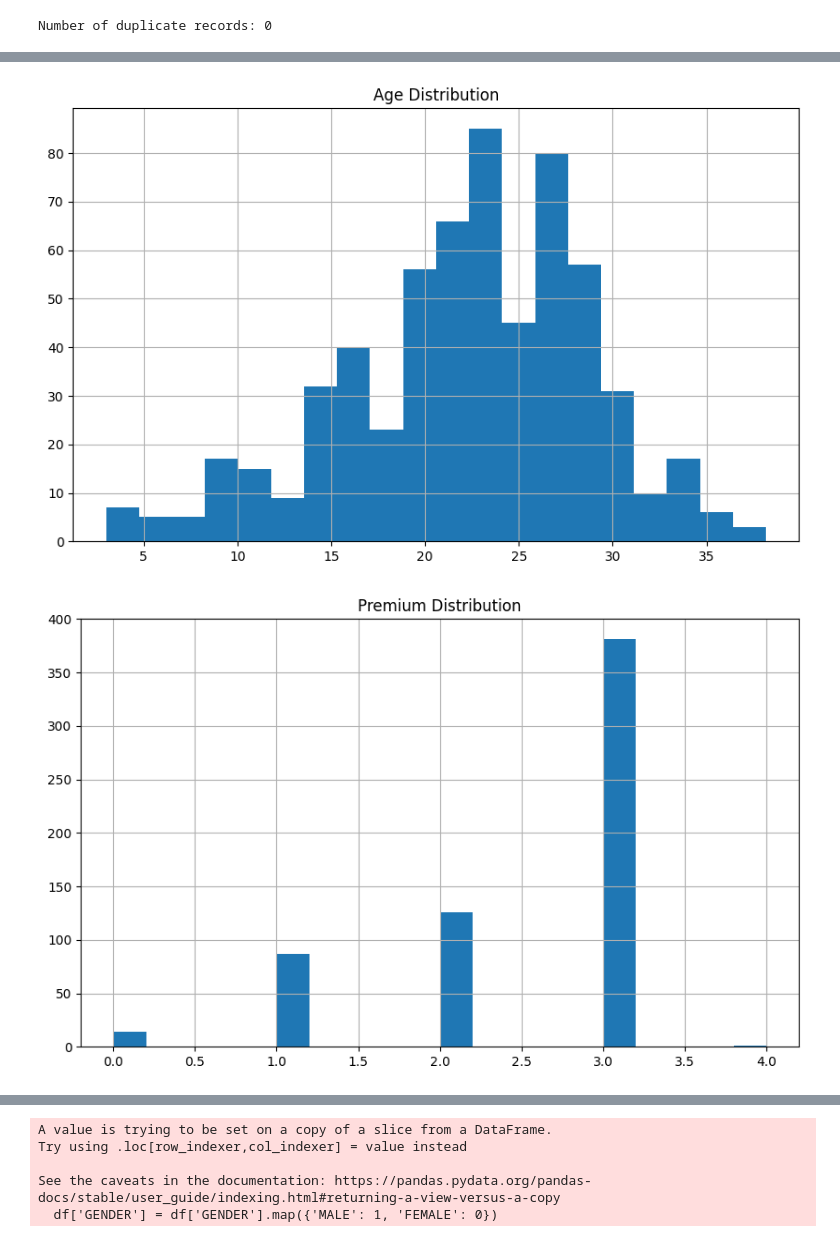
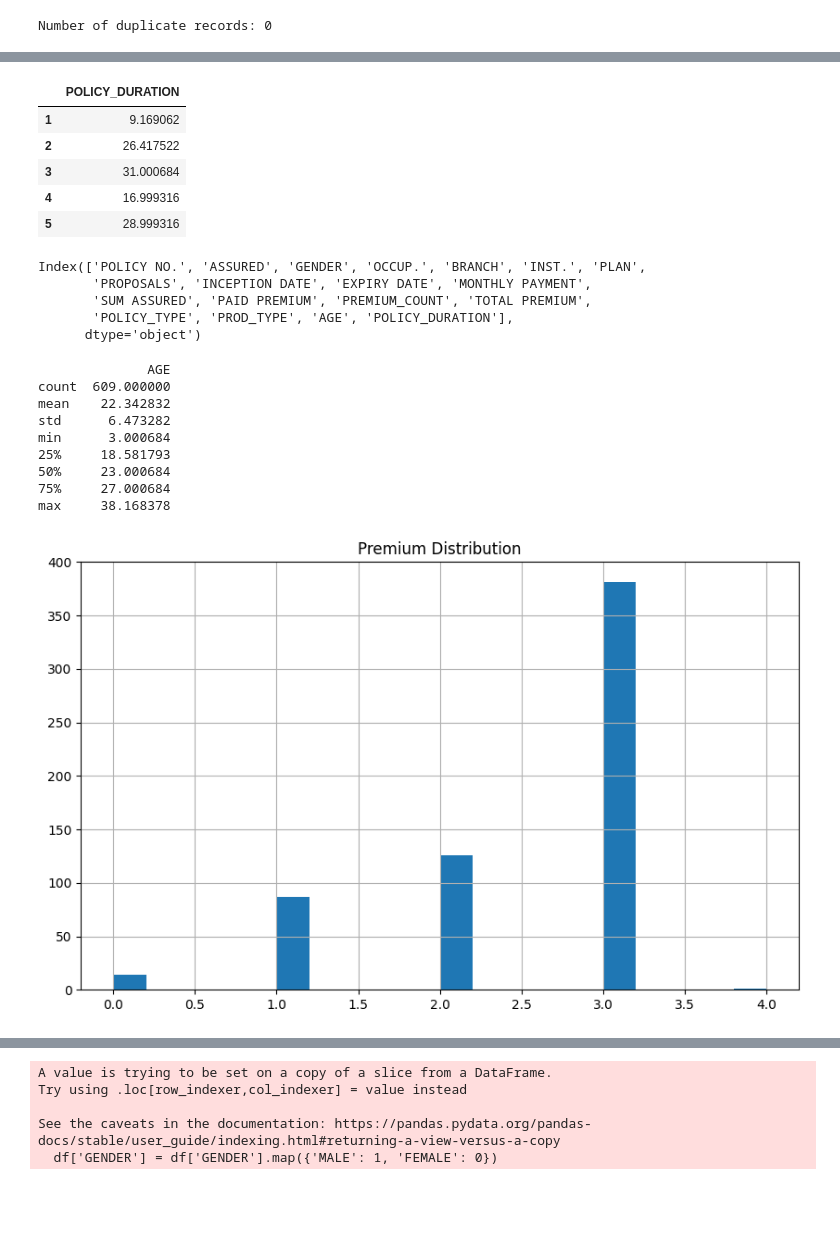
Before and after one commit to jnopareboateng/ml-library, a Jupyter notebook: Insurance/SIC preprocessing.ipynb, the cells around one changed output, grey strips where cells are left out. Drawn from its saved outputs; the diff is of its cells as text; code cells hidden in the pictures; blank space fills up the shorter version.

```diff
--- a/Insurance/SIC preprocessing.ipynb
+++ b/Insurance/SIC preprocessing.ipynb
@@ -50,7 +85,8 @@ df = df.drop(df.columns[0], axis=1)
 # %%
 # Convert data types
-df['INCEPTION DATE'] = pd.to_datetime(df['INCEPTION DATE'])
-df['EXPIRY DATE'] = pd.to_datetime(df['EXPIRY DATE'])
+# Change the format to match the date string format
+df['INCEPTION DATE'] = pd.to_datetime(df['INCEPTION DATE'],format="%d-%b-%y")
+df['EXPIRY DATE'] = pd.to_datetime(df['EXPIRY DATE'],format="%d-%b-%y")
 df['MONTHLY PAYMENT'] = df['MONTHLY PAYMENT'].astype(float)
 df['SUM ASSURED'] = df['SUM ASSURED'].astype(str).str.replace(',', '').astype(float)
 df['PAID PREMIUM'] = df['PAID PREMIUM'].astype(str).str.replace(',', '').astype(float)
@@ -99,12 +158,12 @@ dtype: int64
 # %%
+# Data Preprocessing
 
-# Data Preprocessing
-df = df.dropna()
-# Transform variables
-df['INCEPTION DATE'] = pd.to_datetime(df['INCEPTION DATE'], errors='coerce')
-df['EXPIRY DATE'] = pd.to_datetime(df['EXPIRY DATE'], errors='coerce')
-df['AGE'] = (df['EXPIRY DATE'] - df['INCEPTION DATE']).dt.days / 365.25  # Create age column
+# Transform variables using .loc to avoid SettingWithCopyWarning
+df.loc[:, 'INCEPTION DATE'] = pd.to_datetime(df['INCEPTION DATE'], errors='coerce')
+df.loc[:, 'EXPIRY DATE'] = pd.to_datetime(df['EXPIRY DATE'], errors='coerce')
+df.loc[:, 'AGE'] = (df.loc[:, 'EXPIRY DATE'] - df.loc[:, 'INCEPTION DATE']).dt.days / 365.25  # Create age column
+
 print("Missing values in each column:")
-df.isnull().sum()
+print(df.isnull().sum())
 # %% [output]
 Missing values in each column:
@@ -136,6 +195,3 @@ if duplicates.any():
     print(data[duplicates])
 # %% [output]
 Number of duplicate records: 0
-# %%
-# Policy Duration
-df['POLICY_DURATION'] = (df['EXPIRY DATE'] - df['INCEPTION DATE']).dt.days / 365.25
@@ -142,20 +228,50 @@ df['POLICY_DURATION'] = (df['EXPIRY DATE'] - df['INCEPTION DATE']).dt.days / 365
+# %%
+df[['POLICY_DURATION']].head()
+# %% [output]
+|  | POLICY_DURATION |
+| 1 | 9.169062 |
+| 2 | 26.417522 |
+| 3 | 31.000684 |
+| 4 | 16.999316 |
+| 5 | 28.999316 |
+# %%
+df.columns
+# %% [output]
+Index(['POLICY NO.', 'ASSURED', 'GENDER', 'OCCUP.', 'BRANCH', 'INST.', 'PLAN',
+       'PROPOSALS', 'INCEPTION DATE', 'EXPIRY DATE', 'MONTHLY PAYMENT',
+       'SUM ASSURED', 'PAID PREMIUM', 'PREMIUM_COUNT', 'TOTAL PREMIUM',
+       'POLICY_TYPE', 'PROD_TYPE', 'AGE', 'POLICY_DURATION'],
+      dtype='object')
+# %%
+# Descriptive Statistics
+age_stats = df[['AGE']].describe()
+print(age_stats)
+# %% [output]
+              AGE
+count  609.000000
+mean    22.342832
+std      6.473282
+min      3.000684
+25%     18.581793
+50%     23.000684
+75%     27.000684
+max     38.168378
 # %%
-# Descriptive Statistics
-age_stats = df['AGE'].describe()
+
+
 premium_stats = df['PREMIUM_COUNT'].describe()
 
 import matplotlib.pyplot as plt
-plt.figure(figsize=(10, 6))
-df['AGE'].hist(bins=20)
-plt.title('Age Distribution')
-plt.show()
+# plt.figure(figsize=(10, 6))
+# df['AGE'].hist(bins=20)
+# plt.title('Age Distribution')
+# plt.show()
 
 plt.figure(figsize=(10, 6))
 df['PREMIUM_COUNT'].hist(bins=20)
 plt.title('Premium Distribution')
 plt.show()
 # %% [output]
-[figure, old version]
+[figure, new version]
-[figure, removed]
 # %%
 # Create policy duration category
```
Also changed, not shown: parts of 18 cells of this notebook.
